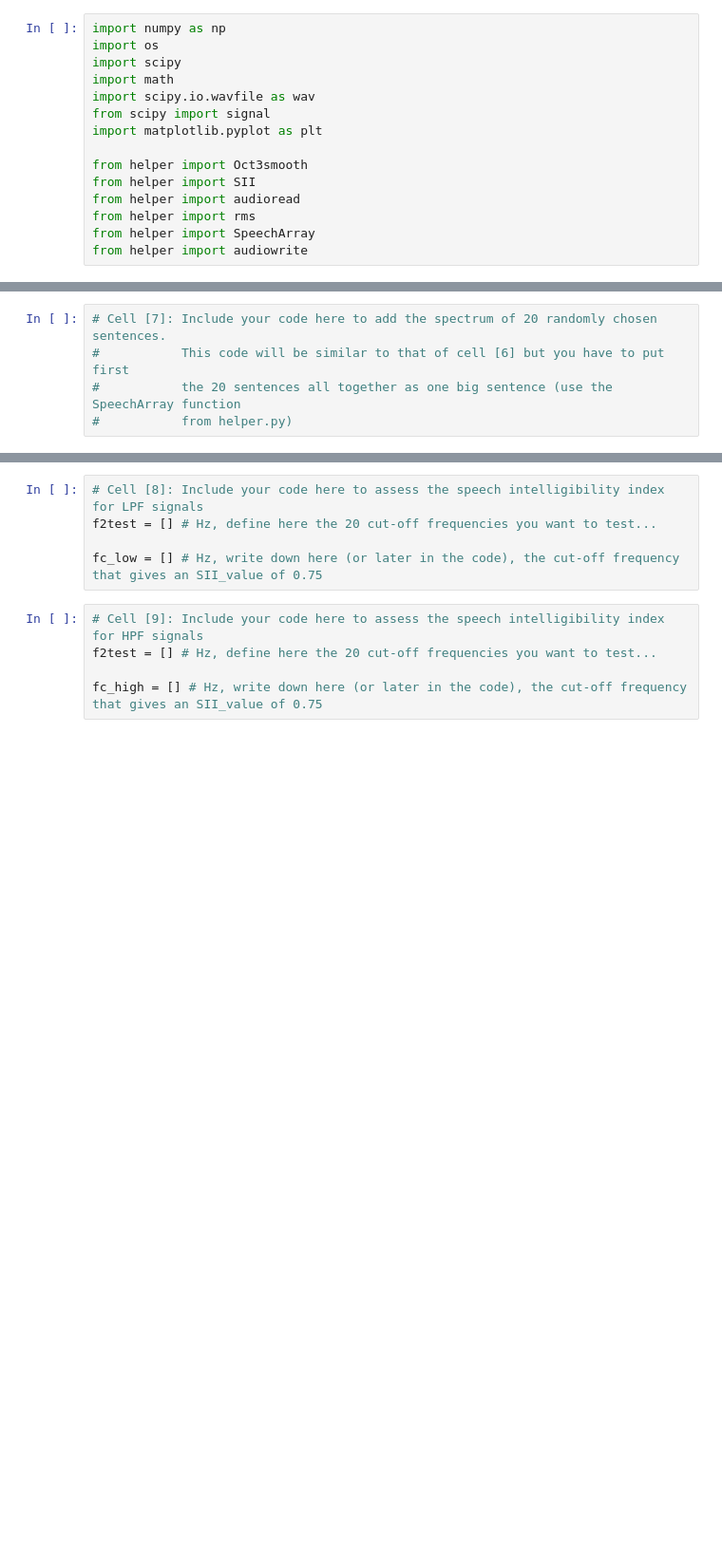
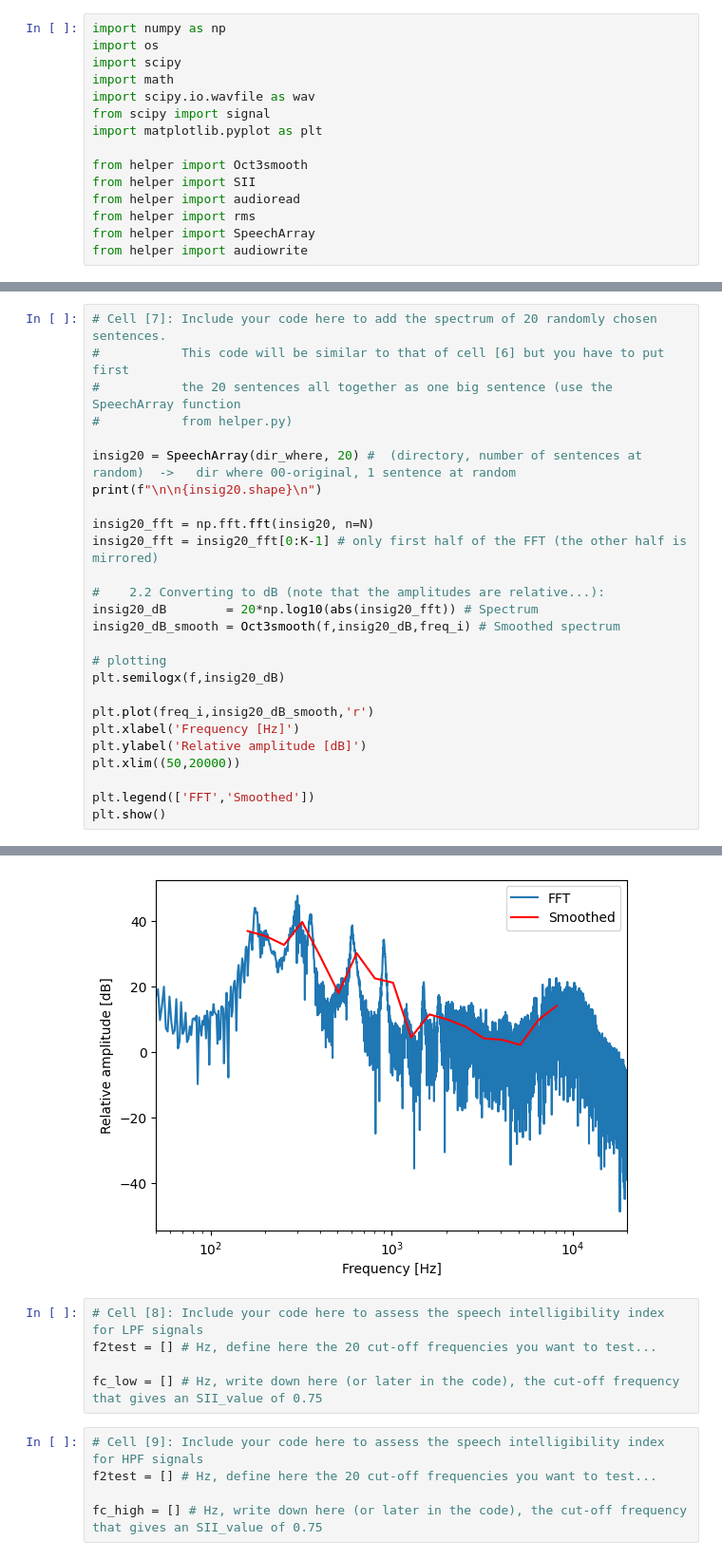
Before and after one commit to cesarz10/Auditory-computation, a Jupyter notebook: AudCompLab4_2023/HearingLab4_2022/HearingLab4.ipynb, the cells around one changed output, grey strips where cells are left out. Shown at 95% size. Cells and saved outputs as stored; diff of their text form; blank space fills up the shorter version.

```diff
--- a/AudCompLab4_2023/HearingLab4_2022/HearingLab4.ipynb
+++ b/AudCompLab4_2023/HearingLab4_2022/HearingLab4.ipynb
@@ -66,3 +117,25 @@ plt.legend(['FFT','Smoothed'])
 #           This code will be similar to that of cell [6] but you have to put first
 #           the 20 sentences all together as one big sentence (use the SpeechArray function
 #           from helper.py)
+
+insig20 = SpeechArray(dir_where, 20) #  (directory, number of sentences at random)  ->   dir where 00-original, 1 sentence at random
+print(f"\n\n{insig20.shape}\n")
+
+insig20_fft = np.fft.fft(insig20, n=N)
+insig20_fft = insig20_fft[0:K-1] # only first half of the FFT (the other half is mirrored)
+
+#    2.2 Converting to dB (note that the amplitudes are relative...):
+insig20_dB        = 20*np.log10(abs(insig20_fft)) # Spectrum
+insig20_dB_smooth = Oct3smooth(f,insig20_dB,freq_i) # Smoothed spectrum
+
+# plotting
+plt.semilogx(f,insig20_dB)
+
+plt.plot(freq_i,insig20_dB_smooth,'r')
+plt.xlabel('Frequency [Hz]')
+plt.ylabel('Relative amplitude [dB]')
+plt.xlim((50,20000))
+
+plt.legend(['FFT','Smoothed'])
+plt.show()
+# %% [output]
@@ -69,3 +159,4 @@ plt.legend(['FFT','Smoothed'])
+[figure, added]
 # %%
 # Cell [8]: Include your code here to assess the speech intelligibility index for LPF signals
 f2test = [] # Hz, define here the 20 cut-off frequencies you want to test...
```
Also changed, not shown: parts of 6 cells of this notebook.
